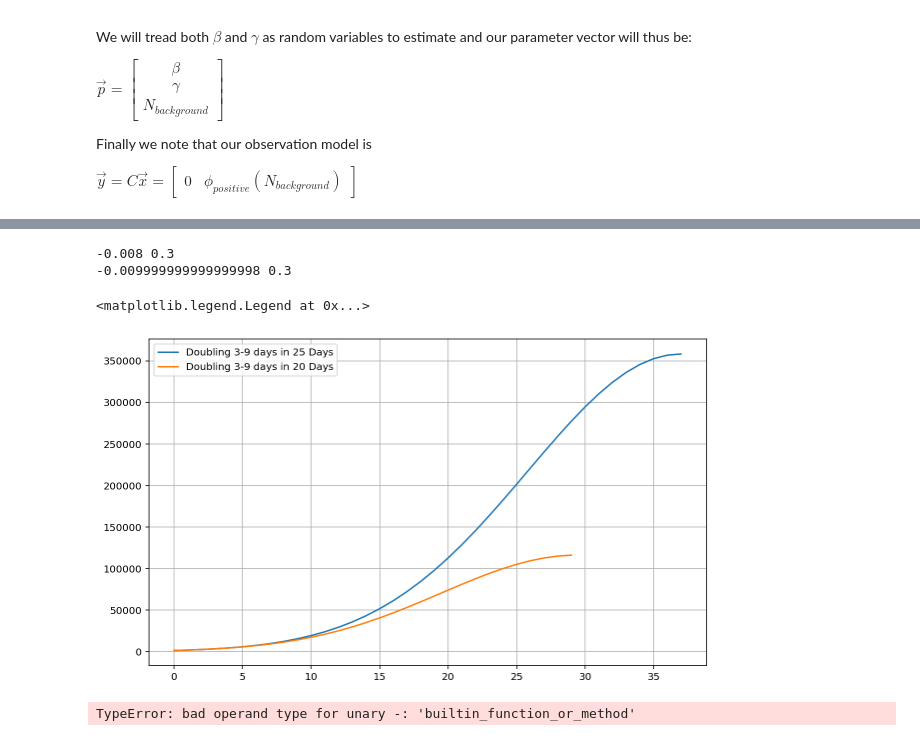
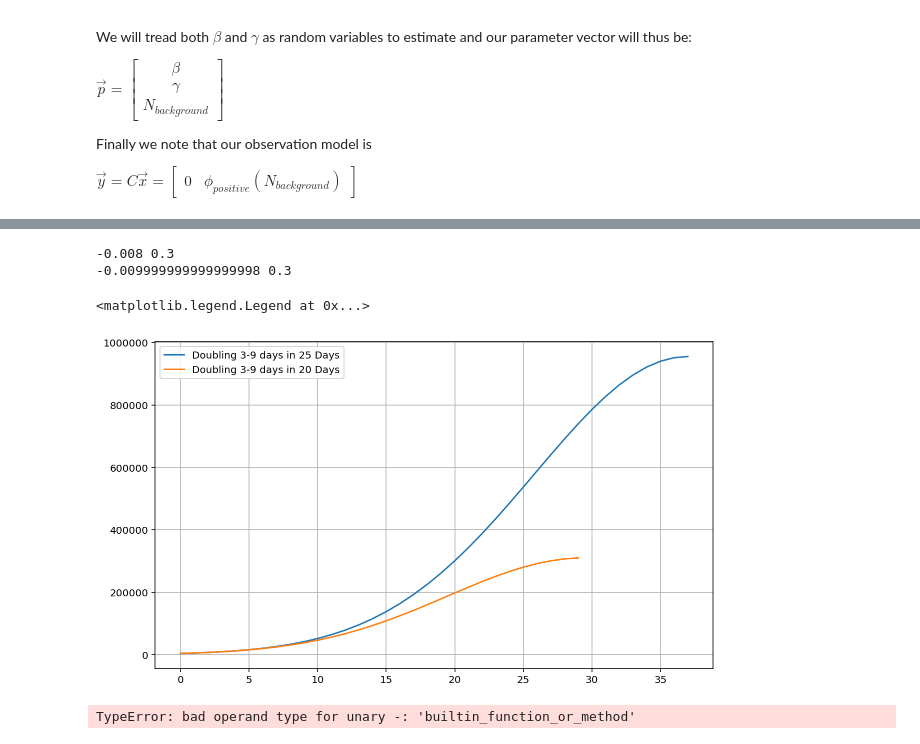
Before and after one commit to jonnydyer/covid-model, a Jupyter notebook: covid.ipynb, the cells around one changed output, grey strips where cells are left out. Drawn from its saved outputs; the diff is of its cells as text; code cells hidden in the pictures.

```diff
--- a/covid.ipynb
+++ b/covid.ipynb
@@ -285,32 +287,32 @@ plt.legend()
 # %%
 # Took Italy 20 days to go from dln(deaths)dt = 0.3 to 0.1 (doubling every 3 days to doubling every 9 days)
 # US starting decreasing from 0.3 maybe 3 days ago meaning.
-deaths_t0 = 1500.
+deaths_t0 = 4000.
 deaths = [deaths_t0]
 m = (0.1 - 0.3) / 25.
 b = 0.3
 print(m, b)
 t = np.arange(0.,38)
 delta = np.exp(b+m*t)
 for i in range(1,len(t)):
     deaths.append(deaths[-1]+(delta[i]-1)*deaths[-1])
 plt.plot(t, deaths, label='Doubling 3-9 days in 25 Days')
 
 deaths = [deaths_t0]
 m = (0.1 - 0.3) / 20.
 b = 0.3
 print(m, b)
 t = np.arange(0.,30)
 delta = np.exp(b+m*t)
 for i in range(1,len(t)):
     deaths.append(deaths[-1]+(delta[i]-1)*deaths[-1])
 plt.plot(t, deaths, label='Doubling 3-9 days in 20 Days')
 plt.legend()
 # %% [output]
 -0.008 0.3
 -0.009999999999999998 0.3
 <matplotlib.legend.Legend at 0x...>
-[figure, old version]
+[figure, new version]
 # %%
 t0 = 40
 times = np.arange(t0, 240, 1)
```
Also changed, not shown: parts of 7 cells of this notebook, 1 other file.
